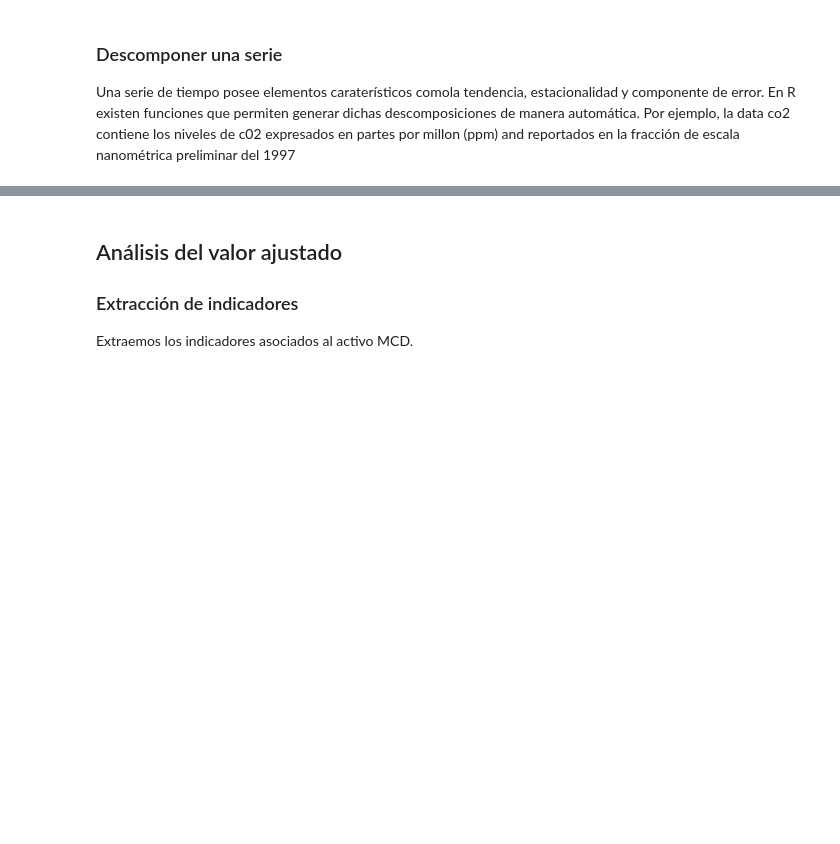
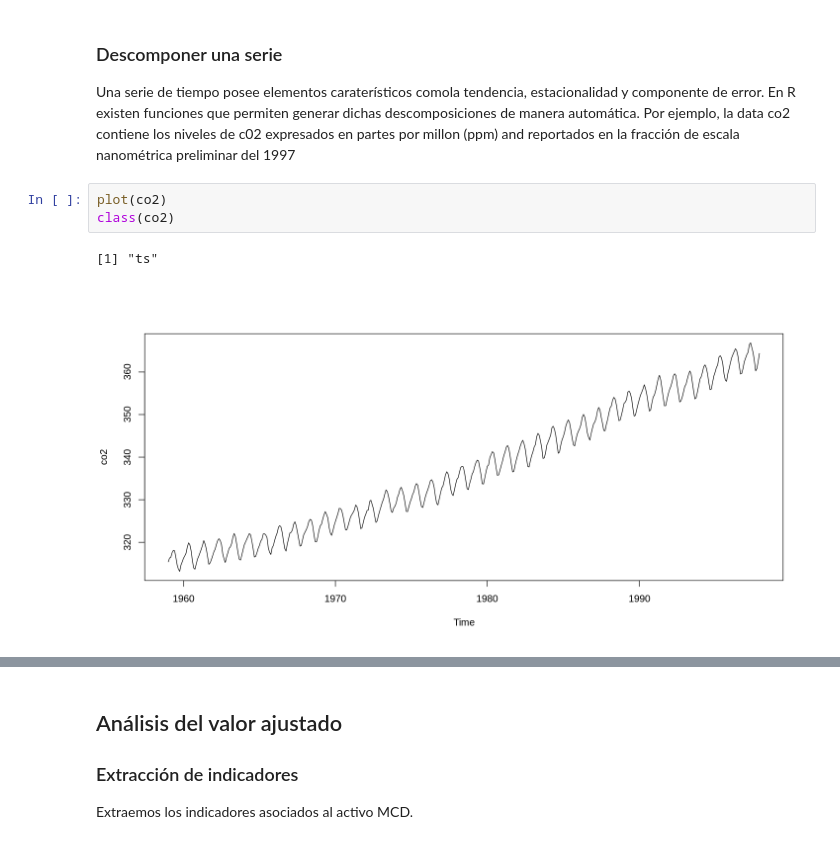
Before and after one commit to HGMGeografo/Programacion_R, a Jupyter notebook: Clases/Clase8/Clase8_1_Testeo_de_normalidad.ipynb, the cells around one changed output, grey strips where cells are left out. Cells and saved outputs as stored; diff of their text form; blank space fills up the shorter version.

```diff
--- a/Clases/Clase8/Clase8_1_Testeo_de_normalidad.ipynb
+++ b/Clases/Clase8/Clase8_1_Testeo_de_normalidad.ipynb
@@ -48,4 +109,10 @@ plot(forecast::forecast(mod_t,360)) # se genearn predicciones con un horizonte f
 ### Descomponer una serie
 Una serie de tiempo posee elementos caraterísticos comola tendencia, estacionalidad y componente de error. En R existen funciones que permiten generar dichas descomposiciones de manera automática.
 Por ejemplo, la data co2 contiene los niveles de c02 expresados en partes por millon (ppm) and reportados en la fracción de escala nanométrica preliminar del 1997
+# %%
+plot(co2)
+class(co2)
+# %% [output]
+[1] "ts"
+[figure, added]
 # %%
```
Also changed, not shown: parts of 34 cells of this notebook.
